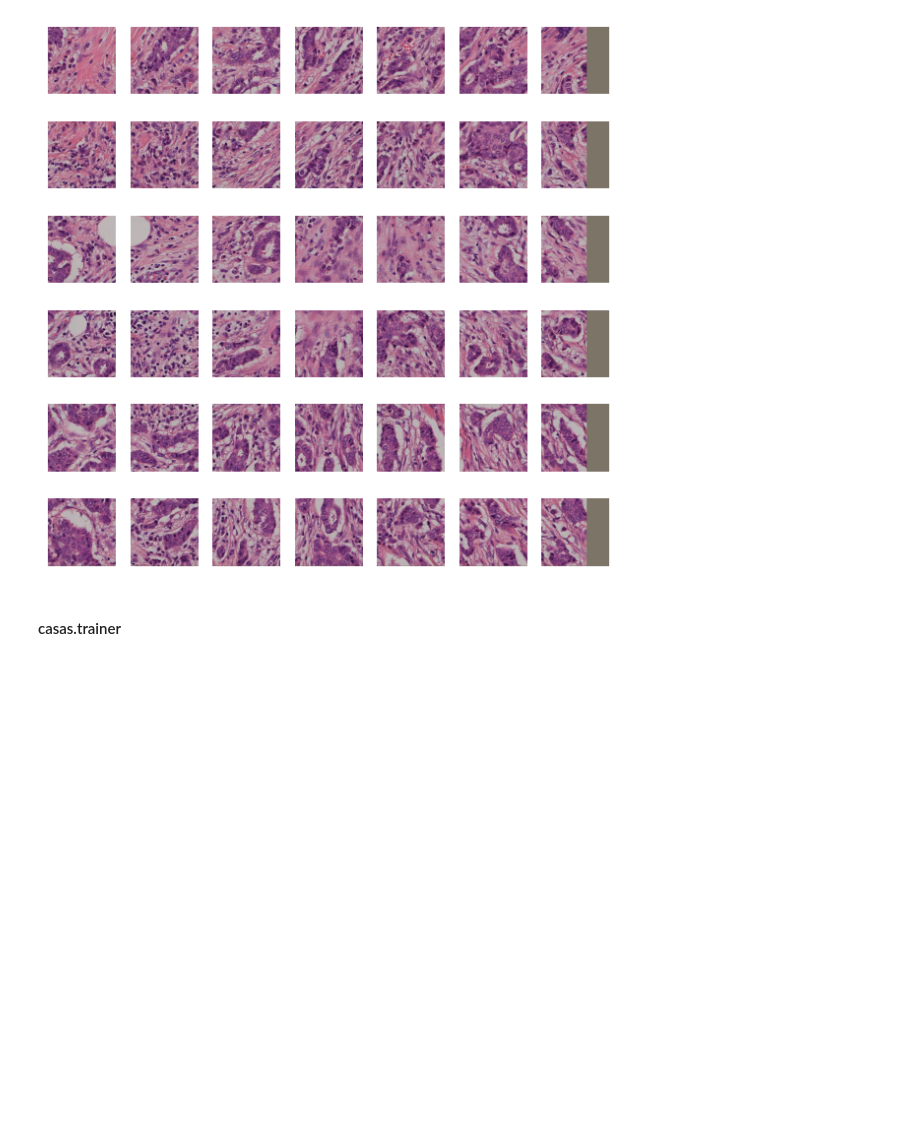
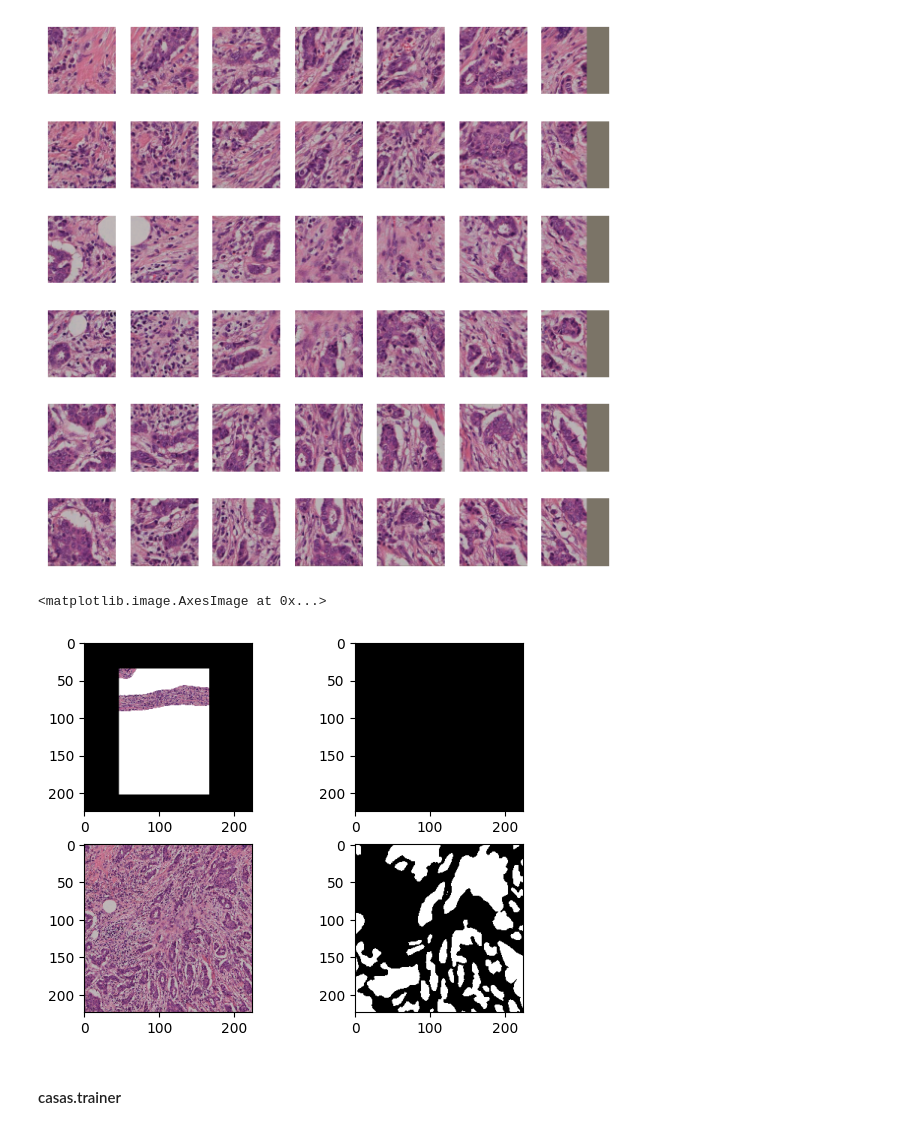
Before and after one commit to 4pygmalion/cosas, a Jupyter notebook: debug.ipynb, the cells around one changed output. Drawn from its saved outputs; the diff is of its cells as text; code cells hidden in the pictures; blank space fills up the shorter version.

```diff
--- a/debug.ipynb
+++ b/debug.ipynb
@@ -121,6 +121,32 @@ tensor(0.3349) tensor(0.3662)
 torch.Size([42, 3, 224, 224]) torch.float32
 torch.Size([42, 224, 224, 1]) torch.float32 tensor(1.) tensor(0.)
 [figure]
+# %%
+from cosas.datasets import PreAugDataset
+
+test_transform = A.Compose(
+    [
+        A.Resize(224, 224),
+        A.Normalize(mean=mean, std=sd),
+        ToTensorV2(), # [0,1 정규화안시킴]
+    ]
+)
+
+dataset = PreAugDataset(train_images, train_masks, test_transform, device="cpu")
+print("N dataset:", len(dataset))
+
+
+fig, axes = plt.subplots(2, 2)
+x, y = dataset[-10]
+axes[0, 0].imshow(ToPILImage()(x * torch.tensor(sd)[:, None, None] + torch.tensor(mean)[:, None, None]))
+axes[0, 1].imshow(y, cmap="gray", vmin=0, vmax=1)
+
+x, y = dataset[0]
+axes[1, 0].imshow(ToPILImage()(x * torch.tensor(sd)[:, None, None] + torch.tensor(mean)[:, None, None]))
+axes[1, 1].imshow(y, cmap="gray", vmin=0, vmax=1)
+# %% [output]
+<matplotlib.image.AxesImage at 0x...>
+[figure, added]
 # %% [markdown]
 #### casas.trainer
 # %%
```
Also changed, not shown: parts of 3 cells of this notebook, 3 other files.
